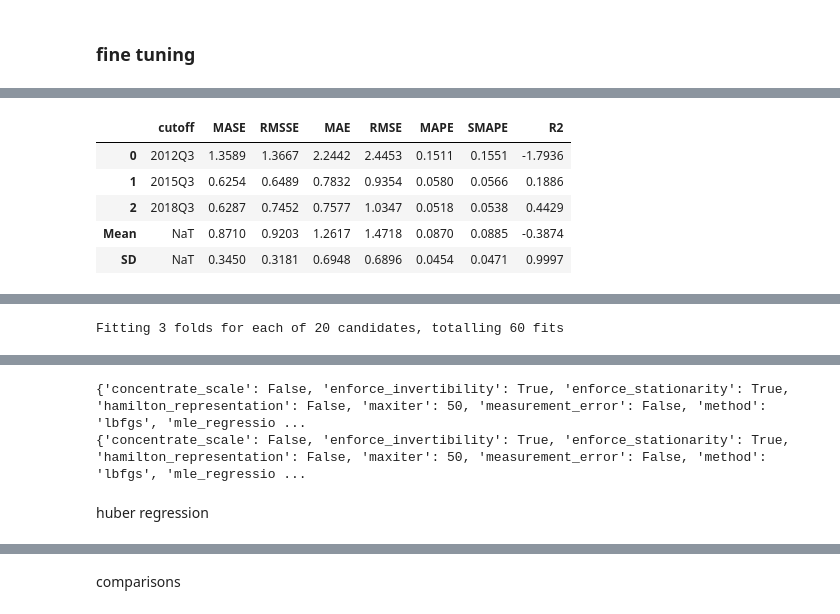
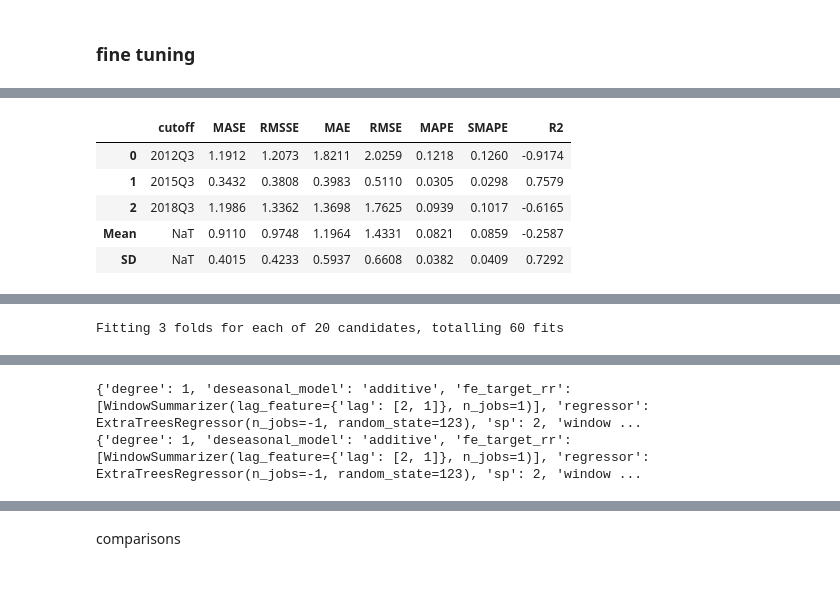
Before and after one commit to imajirzl/thesis-unemployment-rate, a Jupyter notebook: analysis/youth_tuning.ipynb, the cells around one changed output, grey strips where cells are left out. Saved outputs shown, nothing was run; the diff lists cells and outputs as text; code cells hidden in the pictures; blank space fills up the shorter version.

```diff
--- a/analysis/youth_tuning.ipynb
+++ b/analysis/youth_tuning.ipynb
@@ -172,7 +152,7 @@ arima
 # %%
-arima = exp.create_model('arima')
-y_predict_arima = exp.predict_model(arima)
-exp.plot_model(estimator=arima)
+et_cds_dt = exp.create_model('et_cds_dt')
+y_predict_et_cds_dt = exp.predict_model(et_cds_dt)
+exp.plot_model(estimator=et_cds_dt)
 # %% [output]
 [interactive output not drawn]
 |  | cutoff | MASE | RMSSE | MAE | RMSE | MAPE | SMAPE | R2 |
@@ -187,13 +167,13 @@ exp.plot_model(estimator=arima)
 # %%
-tuned_arima = tune_model(arima, n_iter=20, optimize='MASE')
+tuned_et_cds_dt = tune_model(et_cds_dt, n_iter=20, optimize='MASE')
 # %% [output]
 [interactive output not drawn]
 |  | cutoff | MASE | RMSSE | MAE | RMSE | MAPE | SMAPE | R2 |
-| 0 | 2012Q3 | 1.3589 | 1.3667 | 2.2442 | 2.4453 | 0.1511 | 0.1551 | -1.7936 |
-| 1 | 2015Q3 | 0.6254 | 0.6489 | 0.7832 | 0.9354 | 0.0580 | 0.0566 | 0.1886 |
-| 2 | 2018Q3 | 0.6287 | 0.7452 | 0.7577 | 1.0347 | 0.0518 | 0.0538 | 0.4429 |
-| Mean | NaT | 0.8710 | 0.9203 | 1.2617 | 1.4718 | 0.0870 | 0.0885 | -0.3874 |
-| SD | NaT | 0.3450 | 0.3181 | 0.6948 | 0.6896 | 0.0454 | 0.0471 | 0.9997 |
+| 0 | 2012Q3 | 1.1912 | 1.2073 | 1.8211 | 2.0259 | 0.1218 | 0.1260 | -0.9174 |
+| 1 | 2015Q3 | 0.3432 | 0.3808 | 0.3983 | 0.5110 | 0.0305 | 0.0298 | 0.7579 |
+| 2 | 2018Q3 | 1.1986 | 1.3362 | 1.3698 | 1.7625 | 0.0939 | 0.1017 | -0.6165 |
+| Mean | NaT | 0.9110 | 0.9748 | 1.1964 | 1.4331 | 0.0821 | 0.0859 | -0.2587 |
+| SD | NaT | 0.4015 | 0.4233 | 0.5937 | 0.6608 | 0.0382 | 0.0409 | 0.7292 |
 [interactive output not drawn]
 Fitting 3 folds for each of 20 candidates, totalling 60 fits
 [Parallel(n_jobs=-1)]: Using backend LokyBackend with 8 concurrent workers.
@@ -204,9 +184,7 @@ exp.plot_model(estimator=tuned_arima)
 # %%
-print(arima.get_params())
-print(tuned_arima.get_params())
+print(et_cds_dt.get_params())
+print(tuned_et_cds_dt.get_params())
 # %% [output]
-{'concentrate_scale': False, 'enforce_invertibility': True, 'enforce_stationarity': True, 'hamilton_representation': False, 'maxiter': 50, 'measurement_error': False, 'method': 'lbfgs', 'mle_regressio ...
-{'concentrate_scale': False, 'enforce_invertibility': True, 'enforce_stationarity': True, 'hamilton_representation': False, 'maxiter': 50, 'measurement_error': False, 'method': 'lbfgs', 'mle_regressio ...
+{'degree': 1, 'deseasonal_model': 'additive', 'fe_target_rr': [WindowSummarizer(lag_feature={'lag': [2, 1]}, n_jobs=1)], 'regressor': ExtraTreesRegressor(n_jobs=-1, random_state=123), 'sp': 2, 'window ...
+{'degree': 1, 'deseasonal_model': 'additive', 'fe_target_rr': [WindowSummarizer(lag_feature={'lag': [2, 1]}, n_jobs=1)], 'regressor': ExtraTreesRegressor(n_jobs=-1, random_state=123), 'sp': 2, 'window ...
-# %% [markdown]
-huber regression
 # %%
```
Also changed, not shown: parts of 29 cells of this notebook.
